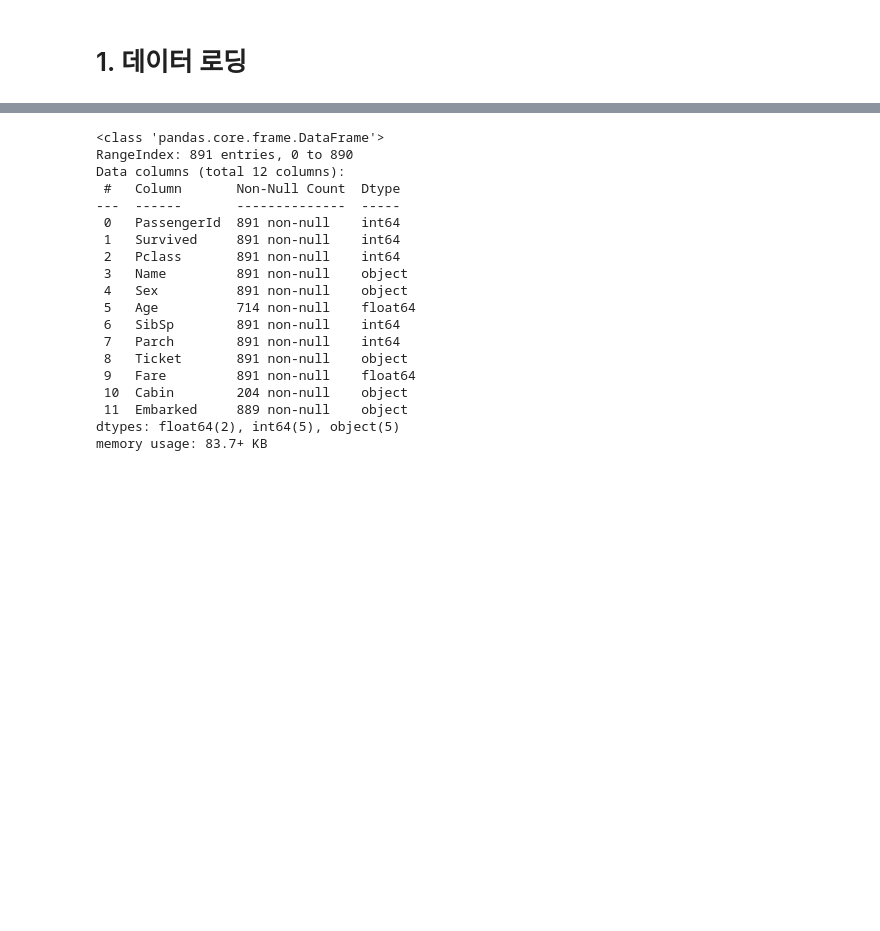
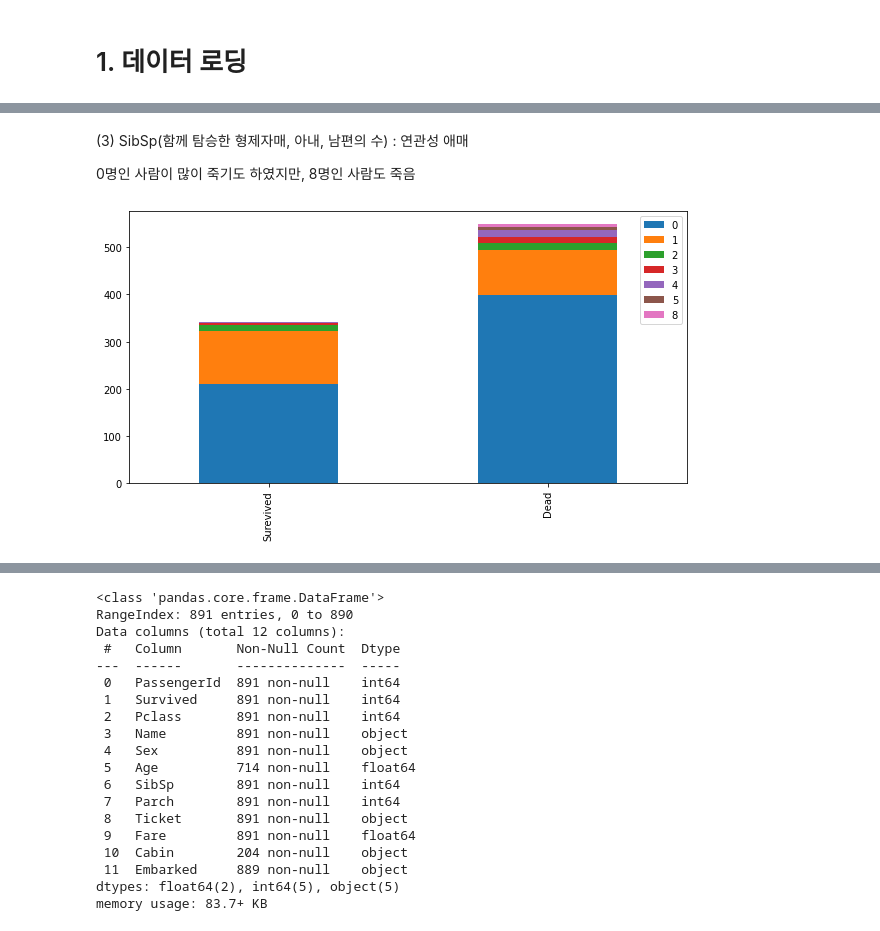
Before and after one commit to ovozzx/-Machine_Learning, a Jupyter notebook: [Dacon]Titanic_Survivor_Prediction.ipynb, the cells around one changed output, grey strips where cells are left out. Cells and saved outputs as stored; diff of their text form; code cells hidden in the pictures; blank space fills up the shorter version.

```diff
--- a/[Dacon]Titanic_Survivor_Prediction.ipynb
+++ b/[Dacon]Titanic_Survivor_Prediction.ipynb
@@ -81,0 +162,8 @@ train.tail()
+# %% [markdown]
+(3) SibSp(함께 탐승한 형제자매, 아내, 남편의 수) : 연관성 애매
+
+0명인 사람이 많이 죽기도 하였지만, 8명인 사람도 죽음
+# %%
+bar_chart('SibSp')
+# %% [output]
+[figure, added]
```
Also changed, not shown: parts of 55 cells of this notebook.
